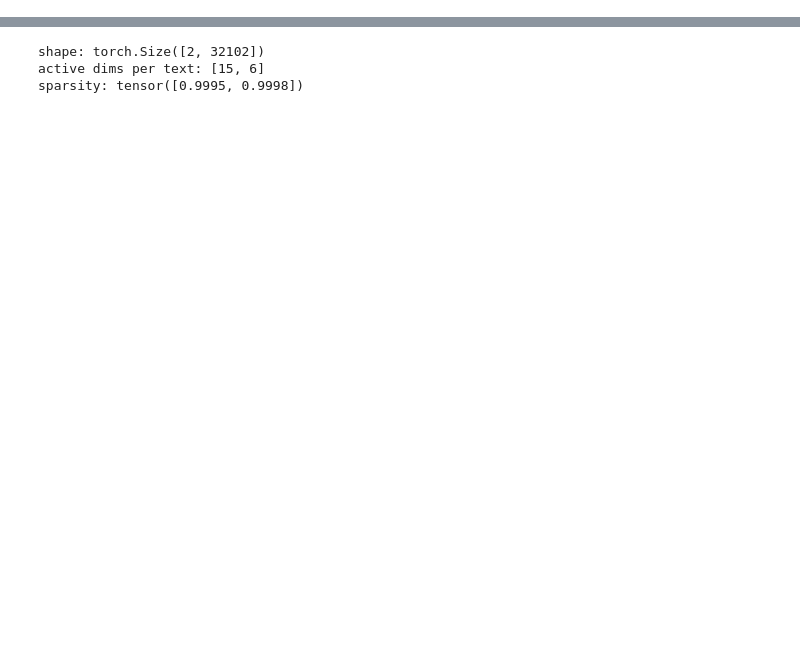
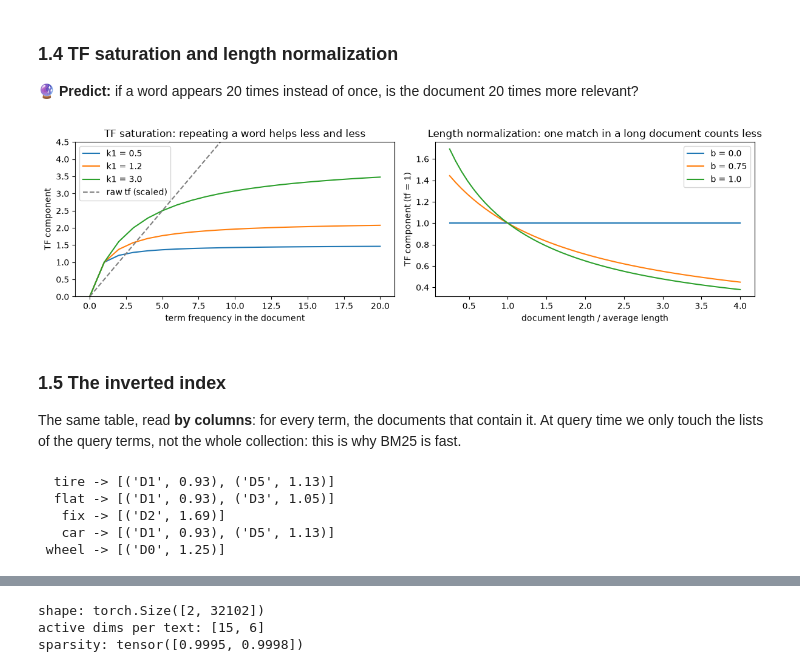
Before and after one commit to lopozz/ai-lectures, a Jupyter notebook: ir/L1.ipynb, the cells around one changed output, grey strips where cells are left out. Cells and saved outputs as stored; diff of their text form; code cells hidden in the pictures; blank space fills up the shorter version.

```diff
--- a/ir/L1.ipynb
+++ b/ir/L1.ipynb
@@ -99,0 +162,39 @@ embeddings = model(features)
+# %% [markdown]
+### 1.4 TF saturation and length normalization
+🔮 **Predict:** if a word appears 20 times instead of once, is the document 20 times more relevant?
+# %%
+tfs = np.arange(0, 21)
+fig, (ax1, ax2) = plt.subplots(1, 2, figsize=(12, 3.5))
+
+# TF saturation: same document length, growing term frequency
+for k1 in [0.5, 1.2, 3.0]:
+    ax1.plot(tfs, [tf * (k1 + 1) / (tf + k1) for tf in tfs], label=f"k1 = {k1}")
+ax1.plot(tfs, tfs / 2, "--", c="gray", label="raw tf (scaled)")
+ax1.set_xlabel("term frequency in the document"); ax1.set_ylabel("TF component"); ax1.set_ylim(0, 4.5)
+ax1.set_title("TF saturation: repeating a word helps less and less"); ax1.legend()
+
+# Length normalization: same tf = 1, growing document length
+ratios = np.linspace(0.25, 4, 50)                                           # |d| / avgdl
+for b in [0.0, 0.75, 1.0]:
+    k1 = 1.2
+    ax2.plot(ratios, [(k1 + 1) / (1 + k1 * (1 - b + b * r)) for r in ratios], label=f"b = {b}")
+ax2.set_xlabel("document length / average length"); ax2.set_ylabel("TF component (tf = 1)")
+ax2.set_title("Length normalization: one match in a long document counts less"); ax2.legend()
+plt.tight_layout(); plt.show()
+# %% [output]
+[figure, added]
+# %% [markdown]
+### 1.5 The inverted index
+The same table, read **by columns**: for every term, the documents that contain it.
+At query time we only touch the lists of the query terms, not the whole collection: this is why BM25 is fast.
+# %%
+inverted_index = {t: [(DOC_IDS[i], round(w, 2)) for i, w in enumerate(W[t]) if w > 0] for t in W.columns}
+
+for t in ["tire", "flat", "fix", "car", "wheel"]:
+    print(f"{t:>6} -> {inverted_index.get(t, [])}")
+# %% [output]
+  tire -> [('D1', 0.93), ('D5', 1.13)]
+  flat -> [('D1', 0.93), ('D3', 1.05)]
+   fix -> [('D2', 1.69)]
+   car -> [('D1', 0.93), ('D5', 1.13)]
+ wheel -> [('D0', 1.25)]
```
Also changed, not shown: parts of 60 cells of this notebook, 3 other files.
